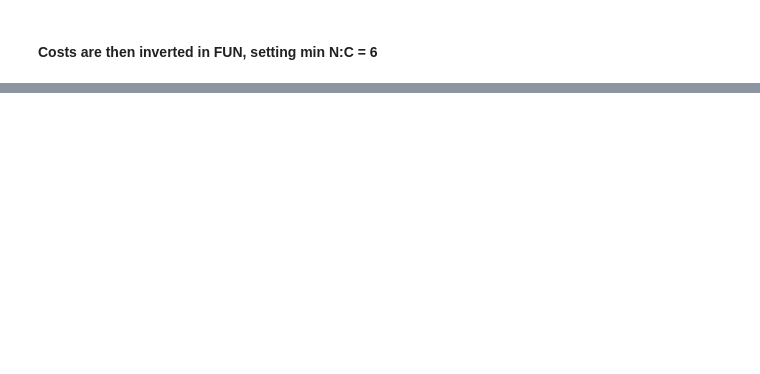
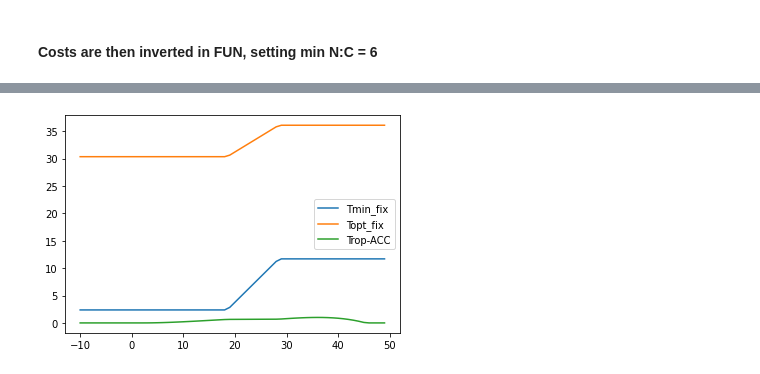
Before and after one commit to wwieder/BNF_MIP, a Jupyter notebook: Nfix_functions.ipynb, the cells around one changed output, grey strips where cells are left out. Saved outputs shown, nothing was run; the diff lists cells and outputs as text; code cells hidden in the pictures; blank space fills up the shorter version.

```diff
--- a/Nfix_functions.ipynb
+++ b/Nfix_functions.ipynb
@@ -78,0 +136,21 @@ plt.legend() ;
+# %%
+Tmin_fix =np.full(len(tc_soila10), np.nan)
+Topt_fix =np.full(len(tc_soila10), np.nan)
+for i in range(len(tc_soila10)):
+    if (tc_soila10[i] <= 18.5):
+        Tmin_fix[i] = 2.37
+        Topt_fix[i] = 30.34
+
+    elif (tc_soila10[i] > 18.5 and tc_soila10[i] < 28.5):
+        Tmin_fix[i] = 0.932 * tc_soila10[i] - 14.87
+        Topt_fix[i] = 0.574 * tc_soila10[i] + 19.72
+    else :
+        Tmin_fix[i] = 11.69
+        Topt_fix[i] = 36.08
+
+plt.plot(tc_soila10,Tmin_fix, label='Tmin_fix')
+plt.plot(tc_soila10,Topt_fix, label='Topt_fix')
+plt.plot(tsoi,tropACC, label='Trop-ACC')
+plt.legend() ;
+# %% [output]
+[figure, added]
```
Also changed, not shown: parts of 6 cells of this notebook.
